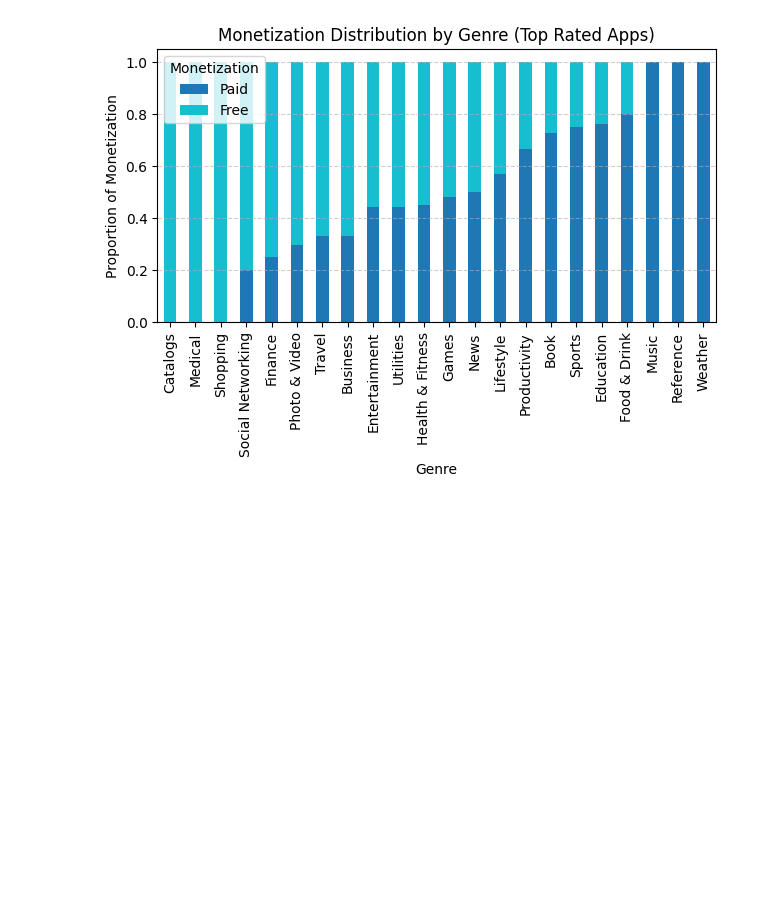
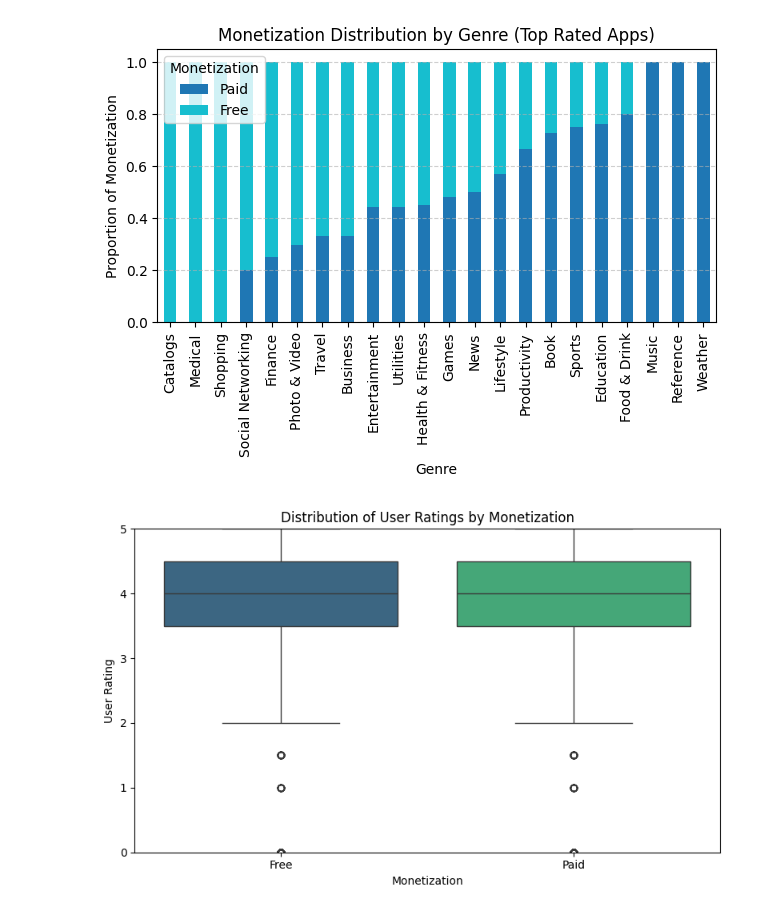
Before and after one commit to jeevithavijaykumar/Exploratory_data_analysis_using_pandas, a Jupyter notebook: AppleStore.ipynb, the cells around one changed output. Cells and saved outputs as stored; diff of their text form; code cells hidden in the pictures; blank space fills up the shorter version.

```diff
--- a/AppleStore.ipynb
+++ b/AppleStore.ipynb
@@ -244,3 +231,15 @@ plt.show()
 # %% [output]
 <Figure size 1500x600 with 0 Axes>
 [figure]
+# %%
+# Visualization: Compare Ratings Distribution by Monetization
+plt.figure(figsize=(8, 5))
+sns.boxplot(x='monetization', y=rating_col, data=df_filtered, palette= sns.color_palette('viridis', 2),hue='monetization')
+plt.title('Distribution of User Ratings by Monetization')
+plt.xlabel('Monetization')
+plt.ylabel('User Rating')
+plt.ylim(0, 5)
+plt.tight_layout()
+plt.show()
+# %% [output]
+[figure, added]
```
Also changed, not shown: parts of 3 cells of this notebook.
